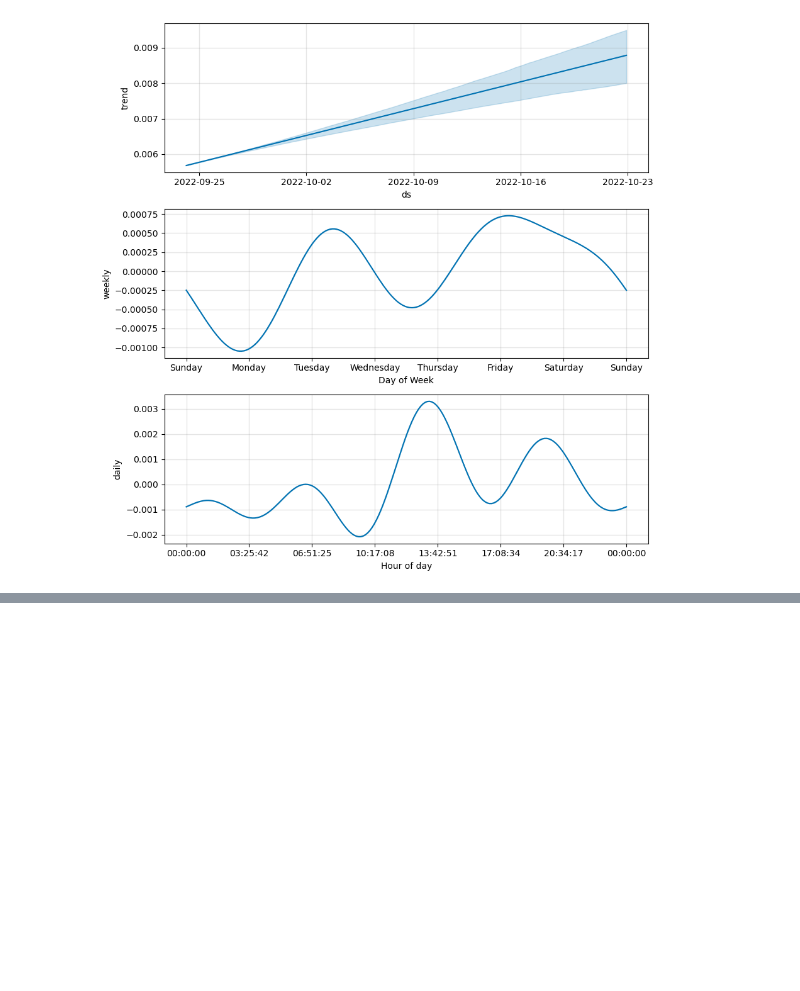
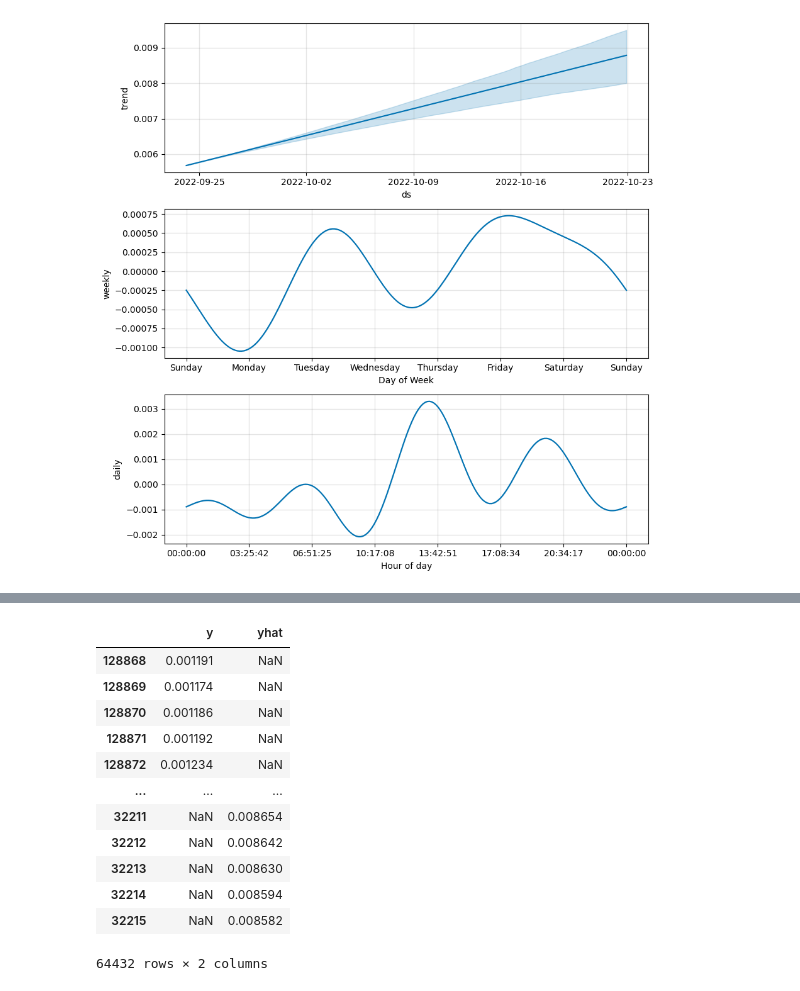
Before and after one commit to Oluwajuwon-O/project_notebooks, a Jupyter notebook: Forecasting with Prophet.ipynb, the cells around one changed output, grey strips where cells are left out. Saved outputs shown, nothing was run; the diff lists cells and outputs as text; code cells hidden in the pictures; blank space fills up the shorter version.

```diff
--- a/Forecasting with Prophet.ipynb
+++ b/Forecasting with Prophet.ipynb
@@ -150,0 +197,16 @@ model.plot_components(test_fct)
+# %%
+pd.concat([test['y'],test_fct['yhat']],axis=1)
+# %% [output]
+|  | y | yhat |
+| 128868 | 0.001191 | NaN |
+| 128869 | 0.001174 | NaN |
+| 128870 | 0.001186 | NaN |
+| 128871 | 0.001192 | NaN |
+| 128872 | 0.001234 | NaN |
+| ... | ... | ... |
+| 32211 | NaN | 0.008654 |
+| 32212 | NaN | 0.008642 |
+| 32213 | NaN | 0.008630 |
+| 32214 | NaN | 0.008594 |
+| 32215 | NaN | 0.008582 |
+64432 rows × 2 columns
```
Also changed, not shown: parts of 8 cells of this notebook.
